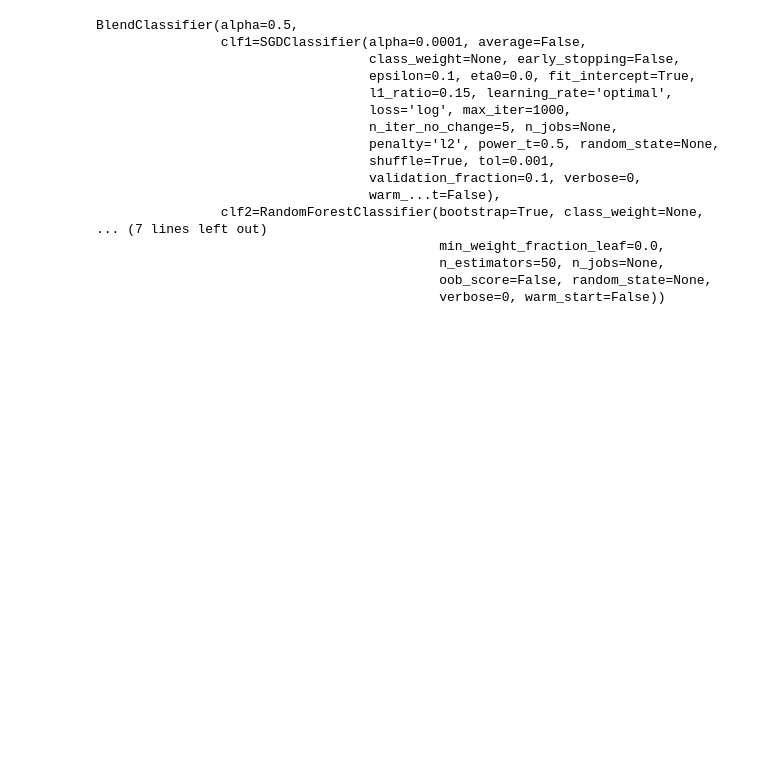
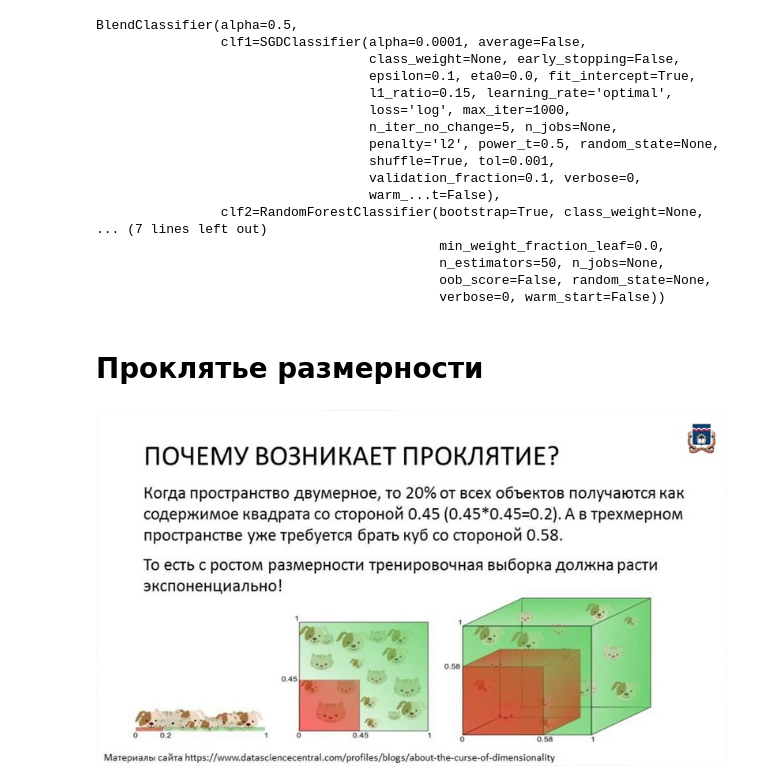
Before and after one commit to samstikhin/ml2021, a Jupyter notebook: 04-Features/Features.ipynb, the cells around one changed output. Drawn from its saved outputs; the diff is of its cells as text; code cells hidden in the pictures; blank space fills up the shorter version.

```diff
--- a/04-Features/Features.ipynb
+++ b/04-Features/Features.ipynb
@@ -490,3 +490,5 @@ BlendClassifier(alpha=0.5,
                                             n_estimators=50, n_jobs=None,
                                             oob_score=False, random_state=None,
                                             verbose=0, warm_start=False))
+# %% [markdown]
+# Проклятье размерности
@@ -492,0 +497,4 @@ BlendClassifier(alpha=0.5,
+# %%
+Image('images/liao4YtbvJ0.jpg')
+# %% [output]
+[figure, added]
```
Also changed, not shown: parts of 1 cell of this notebook, 4 other files.
